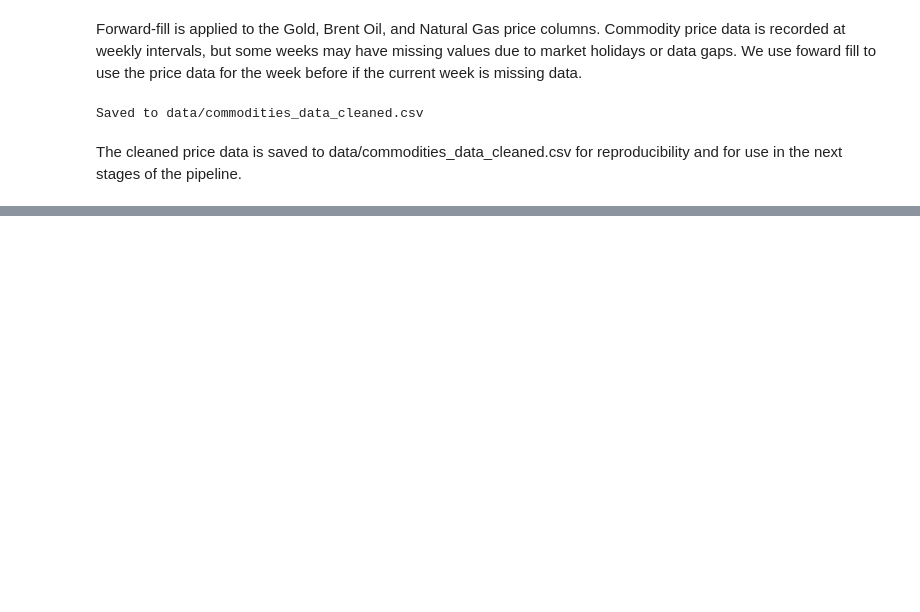
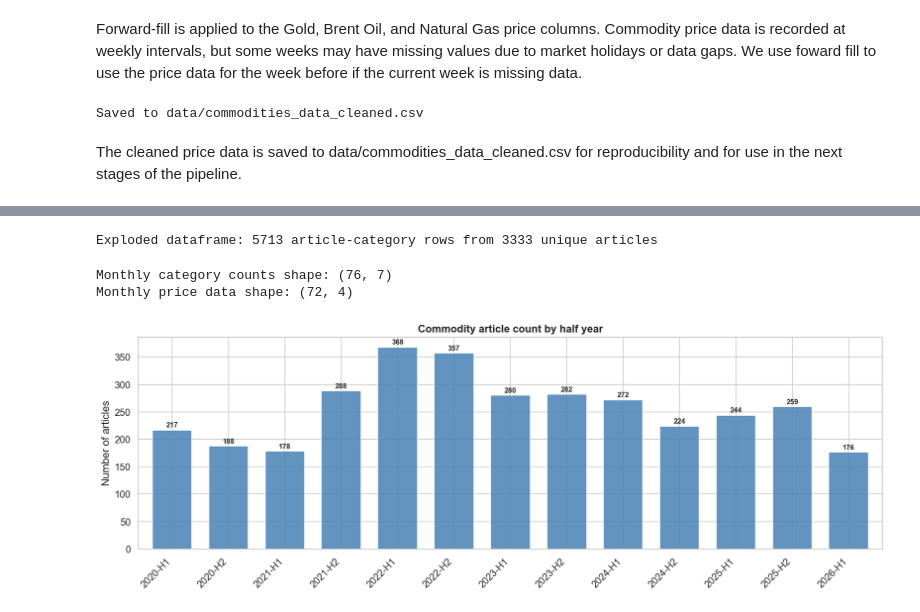
Before and after one commit to gatesclosedbro/st115, a Jupyter notebook: st115-merged.ipynb, the cells around one changed output, grey strips where cells are left out. Drawn from its saved outputs; the diff is of its cells as text; code cells hidden in the pictures; blank space fills up the shorter version.

```diff
--- a/st115-merged.ipynb
+++ b/st115-merged.ipynb
@@ -913,0 +552,7 @@ plt.show()
+# %%
+df_exploded = guardian_clean.explode('categories').copy()
+df_exploded = df_exploded.rename(columns={'categories': 'category'})
+
+print(f"Exploded dataframe: {len(df_exploded)} article-category rows from {len(guardian_clean)} unique articles")
+# %% [output]
+Exploded dataframe: 5713 article-category rows from 3333 unique articles
@@ -913,0 +574,37 @@ plt.show()
+# %%
+monthly_by_cat = (
+    df_exploded
+    .groupby([pd.Grouper(key='date', freq='ME'), 'category'])
+    .size()
+    .reset_index(name='article_count')
+)
+monthly_pivot = monthly_by_cat.pivot(index='date', columns='category', values='article_count').fillna(0)
+
+df_prices_monthly = df_commodities_prices.resample('ME').mean()
+
+print(f"Monthly category counts shape: {monthly_pivot.shape}")
+print(f"Monthly price data shape: {df_prices_monthly.shape}")
+# %% [output]
+Monthly category counts shape: (76, 7)
+Monthly price data shape: (72, 4)
+# %%
+# EDA 1: Article volume by half year
+guardian_clean['half_year'] = guardian_clean['date'].apply(
+    lambda x: f"{x.year}-H1" if x.month <= 6 else f"{x.year}-H2"
+)
+half_yearly_total = guardian_clean.groupby('half_year').size()
+
+fig, ax = plt.subplots(figsize=(14, 5))
+half_yearly_total.plot(kind='bar', ax=ax, color='steelblue', width=0.7, alpha=0.85)
+ax.set_title('Commodity article count by half year', fontweight='bold')
+ax.set_xlabel('')
+ax.set_ylabel('Number of articles')
+ax.set_xticklabels(half_yearly_total.index, rotation=45, ha='right')
+
+for i, v in enumerate(half_yearly_total.values):
+    ax.text(i, v + 5, str(v), ha='center', fontsize=9, fontweight='bold')
+
+plt.tight_layout()
+plt.show()
+# %% [output]
+[figure, added]
```
Also changed, not shown: parts of 68 cells of this notebook, 4 other files.
